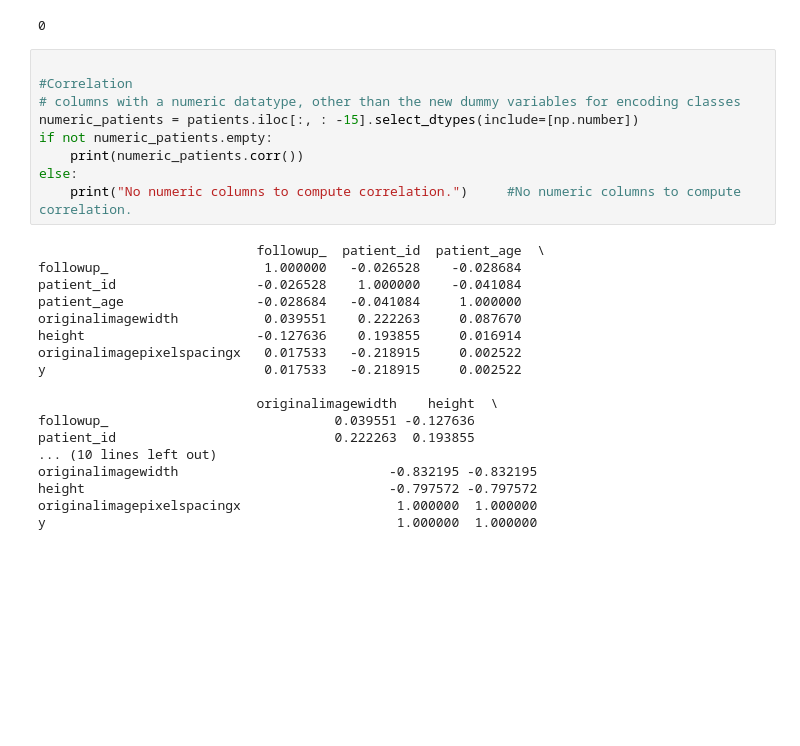
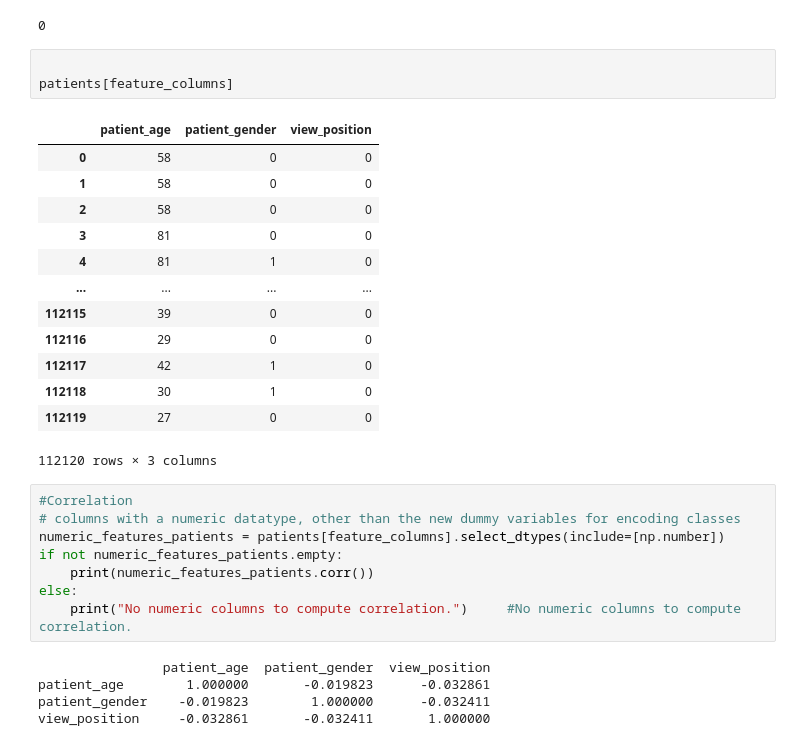
Before and after one commit to AndrewDant/AI570-Xray, a Jupyter notebook: AI 570 Xray Diagnosis.ipynb, the cells around one changed output. Saved outputs shown, nothing was run; the diff lists cells and outputs as text; blank space fills up the shorter version.

```diff
--- a/AI 570 Xray Diagnosis.ipynb
+++ b/AI 570 Xray Diagnosis.ipynb
@@ -149,33 +157,36 @@ patients.describe()
 patients.duplicated().sum()     #No duplicates
 # %% [output]
 0
+# %%
+
+patients[feature_columns]
+# %% [output]
+|  | patient_age | patient_gender | view_position |
+| 0 | 58 | 0 | 0 |
+| 1 | 58 | 0 | 0 |
+| 2 | 58 | 0 | 0 |
+| 3 | 81 | 0 | 0 |
+| 4 | 81 | 1 | 0 |
+| ... | ... | ... | ... |
+| 112115 | 39 | 0 | 0 |
+| 112116 | 29 | 0 | 0 |
+| 112117 | 42 | 1 | 0 |
+| 112118 | 30 | 1 | 0 |
+| 112119 | 27 | 0 | 0 |
+112120 rows × 3 columns
 # %%
-
 #Correlation
 # columns with a numeric datatype, other than the new dummy variables for encoding classes
-numeric_patients = patients.iloc[:, : -15].select_dtypes(include=[np.number])
-if not numeric_patients.empty:
-    print(numeric_patients.corr())
+numeric_features_patients = patients[feature_columns].select_dtypes(include=[np.number])
+if not numeric_features_patients.empty:
+    print(numeric_features_patients.corr())
 else:
     print("No numeric columns to compute correlation.")     #No numeric columns to compute correlation.
 # %% [output]
-                            followup_  patient_id  patient_age  \
-followup_                    1.000000   -0.026528    -0.028684
-patient_id                  -0.026528    1.000000    -0.041084
-patient_age                 -0.028684   -0.041084     1.000000
-originalimagewidth           0.039551    0.222263     0.087670
-height                      -0.127636    0.193855     0.016914
-originalimagepixelspacingx   0.017533   -0.218915     0.002522
-y                            0.017533   -0.218915     0.002522
-
-                            originalimagewidth    height  \
-followup_                             0.039551 -0.127636
-patient_id                            0.222263  0.193855
-... (10 lines left out)
-originalimagewidth                           -0.832195 -0.832195
-height                                       -0.797572 -0.797572
-originalimagepixelspacingx                    1.000000  1.000000
-y                                             1.000000  1.000000
+                patient_age  patient_gender  view_position
+patient_age        1.000000       -0.019823      -0.032861
+patient_gender    -0.019823        1.000000      -0.032411
+view_position     -0.032861       -0.032411       1.000000
 # %%
 
 #Scatterplot matrix
```
Also changed, not shown: parts of 25 cells of this notebook.
